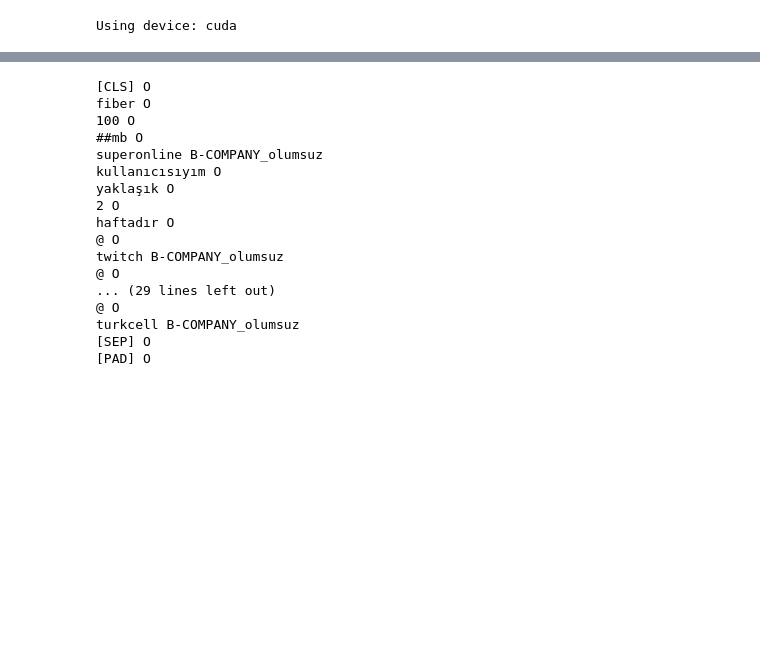
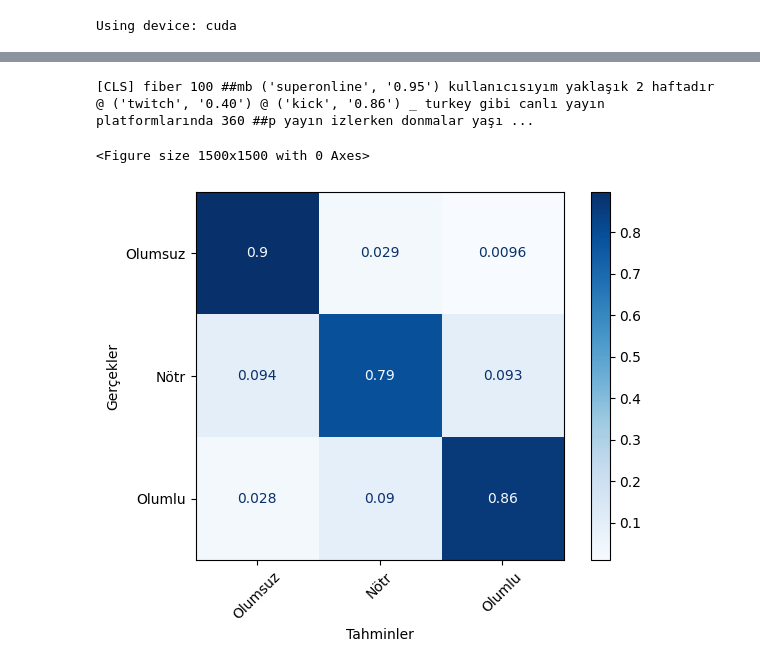
Before and after one commit to mesutdmn/NLP-Turkish-Brand-Entity-Sentiment-Recognizer, a Jupyter notebook: train/train.ipynb, the cells around one changed output, grey strips where cells are left out. Cells and saved outputs as stored; diff of their text form; code cells hidden in the pictures; blank space fills up the shorter version.

```diff
--- a/train/train.ipynb
+++ b/train/train.ipynb
@@ -240,10 +245,11 @@ sequence_length = 128 #metin uzunluğu
 dropout = 0.1 #unutma katsayısı
 # %%
 dataset = CustomDataset(texts, input_ids, attention_masks, token_type_ids, labels)
-dataset_val,dataset_train  = torch.utils.data.random_split(dataset, [0.05,0.95])
+dataset_val,dataset_test, dataset_train  = torch.utils.data.random_split(dataset, [0.05,0.1,0.85])
 
 dataloader = DataLoader(dataset_train, batch_size=batch_size, shuffle=True)
 val_loader = DataLoader(dataset_val, batch_size=batch_size, shuffle=True)
+test_loader = DataLoader(dataset_test, batch_size=batch_size, shuffle=True)
 # %%
 encoder = TransformerEncoder(vocab_size, d_model, num_layers, num_heads, d_ff, dropout, max_sequence_length=sequence_length)
 # %%
@@ -331,7 +355,7 @@ Using device: cuda
 final_model, optimizer,epoch = train_model(model=encoder,
                               train_dataloader=dataloader,
                               val_dataloader=val_loader,
-                              num_epochs=10,
+                              num_epochs=15,
                               learning_rate=1e-4,
                               device=device)
 # %% [output]
@@ -383,22 +435,24 @@ predict_list = predict(model=final_model,dataloader=predict_loader,device=device
-# %%
-for token,prediction,mask in zip(predict_loader.dataset[0]["text"],predict_list[0].tolist(),predict_attention_masks[0]):
-    if mask !=0:
-        print(token,id2tag.get(prediction))
-# %% [output]
-[CLS] O
-fiber O
-100 O
-##mb O
-superonline B-COMPANY_olumsuz
-kullanıcısıyım O
-yaklaşık O
-2 O
-haftadır O
-@ O
-twitch B-COMPANY_olumsuz
-@ O
-... (29 lines left out)
-@ O
-turkcell B-COMPANY_olumsuz
-[SEP] O
-[PAD] O
+# %%
+result_tokens=[]
+for token,prediction,mask,conf in zip(predict_loader.dataset[0]["text"],predict_list.tolist(),predict_attention_masks[0], confidences.tolist()):
+    if mask !=0:
+        result_tokens.append((token,prediction,f"{conf:.2f}"))
+
+from IPython.display import display, HTML
+label_to_color = {1:"lightcoral",2:"lightblue",3:"lightgreen"}
+
+html_content = "<div style='font-family: monospace; font-size: 25px;'>"
+last_color = ""
+for token, label, score in result_tokens:
+    if label != 0 and label !=4:
+        last_color = label_to_color.get(label)
+        html_content += f"<span style='background-color: {last_color};'>{token,score}</span> "
+    elif label==4:
+        html_content += f"<span style='background-color: {last_color};'>{token}</span> "
+    else:
+        html_content += f"{token} "
+html_content += "</div>"
+
+display(HTML(html_content))
+# %% [output]
+[CLS] fiber 100 ##mb ('superonline', '0.95') kullanıcısıyım yaklaşık 2 haftadır @ ('twitch', '0.40') @ ('kick', '0.86') _ turkey gibi canlı yayın platformlarında 360 ##p yayın izlerken donmalar yaşı ...
@@ -404,0 +486,26 @@ turkcell B-COMPANY_olumsuz
+# %%
+cm = confusion_matrix(true_labels, predictions,normalize='true')
+labels = ['Rasgele Kelime', 'Olumsuz',  'Nötr',  'Olumlu','Tanımlayıcı']
+
+index_to_remove = labels.index('Rasgele Kelime')
+cm = np.delete(cm, index_to_remove, axis=0)
+cm = np.delete(cm, index_to_remove, axis=1)
+labels.remove('Rasgele Kelime')
+
+index_to_remove = labels.index('Tanımlayıcı')
+cm = np.delete(cm, index_to_remove, axis=0)
+cm = np.delete(cm, index_to_remove, axis=1)
+labels.remove('Tanımlayıcı')
+
+plt.figure(figsize=(15, 15))
+disp = ConfusionMatrixDisplay(confusion_matrix=cm, display_labels=labels)
+disp.plot(cmap=plt.cm.Blues)
+plt.xticks(rotation=45)
+plt.tight_layout()
+plt.xlabel("Tahminler")
+plt.ylabel("Gerçekler")
+plt.savefig("confusion-matrix.png", dpi=300)
+plt.show()
+# %% [output]
+<Figure size 1500x1500 with 0 Axes>
+[figure, added]
```
Also changed, not shown: parts of 13 cells of this notebook.
